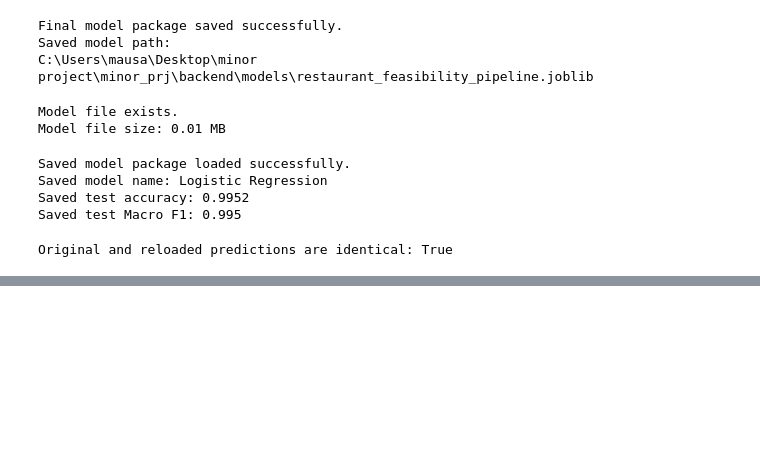
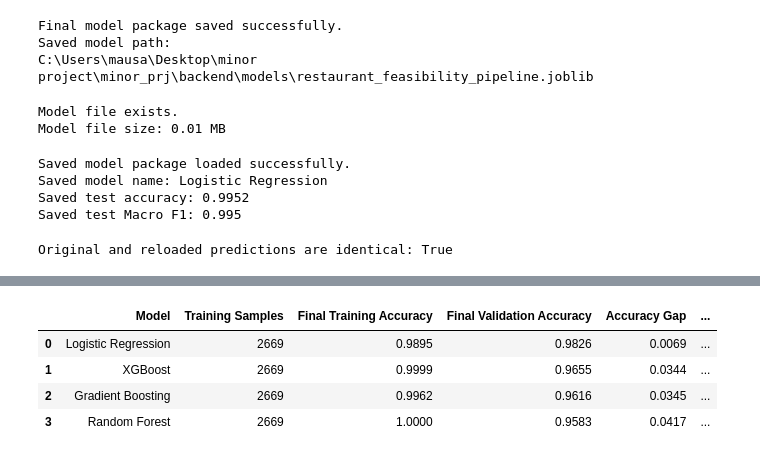
Before and after one commit to abiral-sujakhu/Restaurant-Location-Feasibility-System, a Jupyter notebook: notebooks/7_feature_prep_model.ipynb, the cells around one changed output, grey strips where cells are left out. Saved outputs shown, nothing was run; the diff lists cells and outputs as text; code cells hidden in the pictures; blank space fills up the shorter version.

```diff
--- a/notebooks/7_feature_prep_model.ipynb
+++ b/notebooks/7_feature_prep_model.ipynb
@@ -2949,0 +2968,18 @@ Original and reloaded predictions are identical: True
+# %%
+# ============================================================
+#  DEFINE LEARNING-CURVE TRAINING SIZES
+# ============================================================
+# Eight progressively larger subsets of the training data
+# will be used.
+#
+# The smallest subset uses 20% of the available training data,
+# while the largest subset uses 100%.
+
+learning_curve_train_sizes = np.linspace(
+    0.20,
+    1.00,
+    8
+)
+
+print("Training-size fractions:")
+print(learning_curve_train_sizes)
@@ -2949,0 +3308,73 @@ Original and reloaded predictions are identical: True
+# %%
+# ============================================================
+# DISPLAY FINAL LEARNING-CURVE VALUES
+# ============================================================
+# This table shows the training and validation results obtained
+# using the largest training subset for every model.
+#
+# A small training-validation gap generally suggests good
+# generalization.
+#
+# A very high training score but noticeably lower validation
+# score may suggest overfitting.
+
+learning_curve_summary = []
+
+for model_name, result in learning_curve_results.items():
+
+    learning_curve_summary.append({
+        "Model": model_name,
+
+        "Training Samples": int(
+            result["train_sizes"][-1]
+        ),
+
+        "Final Training Accuracy": (
+            result["mean_training_accuracy"][-1]
+        ),
+
+        "Final Validation Accuracy": (
+            result["mean_validation_accuracy"][-1]
+        ),
+
+        "Accuracy Gap": (
+            result["mean_training_accuracy"][-1]
+            - result["mean_validation_accuracy"][-1]
+        ),
+
+        "Final Training Loss": (
+            result["mean_training_loss"][-1]
+        ),
+
+        "Final Validation Loss": (
+            result["mean_validation_loss"][-1]
+        ),
+
+        "Loss Gap": (
+            result["mean_validation_loss"][-1]
+            - result["mean_training_loss"][-1]
+        )
+    })
+
+learning_curve_summary_df = pd.DataFrame(
+    learning_curve_summary
+)
+
+learning_curve_summary_df = (
+    learning_curve_summary_df
+    .sort_values(
+        by="Final Validation Accuracy",
+        ascending=False
+    )
+    .reset_index(drop=True)
+)
+
+display(
+    learning_curve_summary_df.round(4)
+)
+# %% [output]
+|  | Model | Training Samples | Final Training Accuracy | Final Validation Accuracy | Accuracy Gap | ... |
+| 0 | Logistic Regression | 2669 | 0.9895 | 0.9826 | 0.0069 | ... |
+| 1 | XGBoost | 2669 | 0.9999 | 0.9655 | 0.0344 | ... |
+| 2 | Gradient Boosting | 2669 | 0.9962 | 0.9616 | 0.0345 | ... |
+| 3 | Random Forest | 2669 | 1.0000 | 0.9583 | 0.0417 | ... |
```
Also changed, not shown: parts of 6 cells of this notebook.
